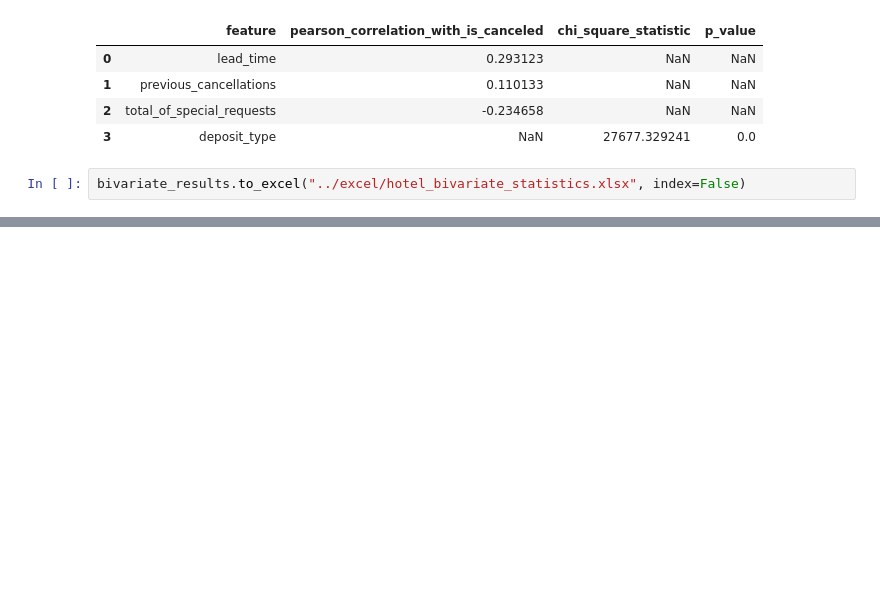
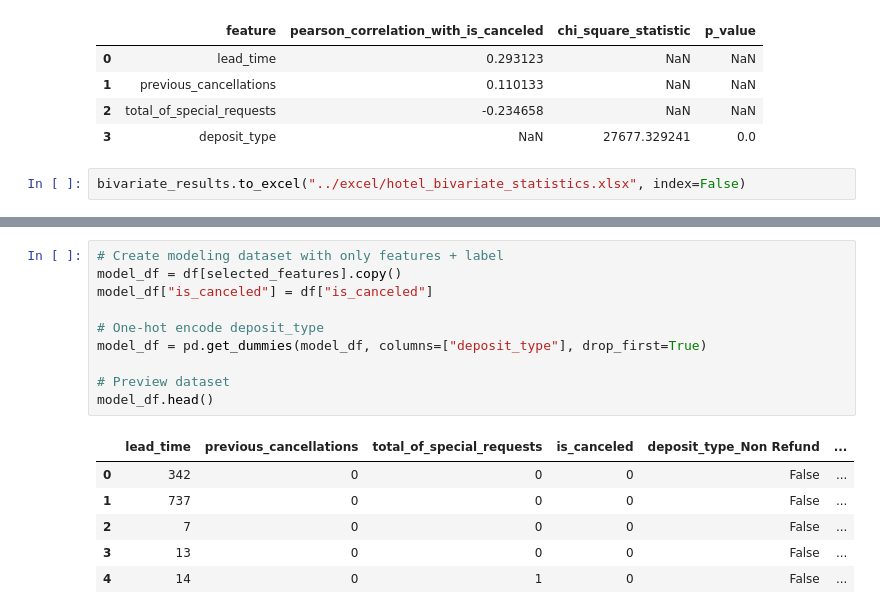
Before and after one commit to huntersarkis/hotel-booking-cancellation, a Jupyter notebook: notebooks/hotel_cancellation.ipynb, the cells around one changed output, grey strips where cells are left out. Saved outputs shown, nothing was run; the diff lists cells and outputs as text; blank space fills up the shorter version.

Commit message:
Update notebook with final modeling, feature importance, and recommendations

```diff
--- a/notebooks/hotel_cancellation.ipynb
+++ b/notebooks/hotel_cancellation.ipynb
@@ -216,0 +261,17 @@ bivariate_results.to_excel("../excel/hotel_bivariate_statistics.xlsx", index=Fal
+# %%
+# Create modeling dataset with only features + label
+model_df = df[selected_features].copy()
+model_df["is_canceled"] = df["is_canceled"]
+
+# One-hot encode deposit_type
+model_df = pd.get_dummies(model_df, columns=["deposit_type"], drop_first=True)
+
+# Preview dataset
+model_df.head()
+# %% [output]
+|  | lead_time | previous_cancellations | total_of_special_requests | is_canceled | deposit_type_Non Refund | ... |
+| 0 | 342 | 0 | 0 | 0 | False | ... |
+| 1 | 737 | 0 | 0 | 0 | False | ... |
+| 2 | 7 | 0 | 0 | 0 | False | ... |
+| 3 | 13 | 0 | 0 | 0 | False | ... |
+| 4 | 14 | 0 | 1 | 0 | False | ... |
```
Also changed, not shown: parts of 19 cells of this notebook.
